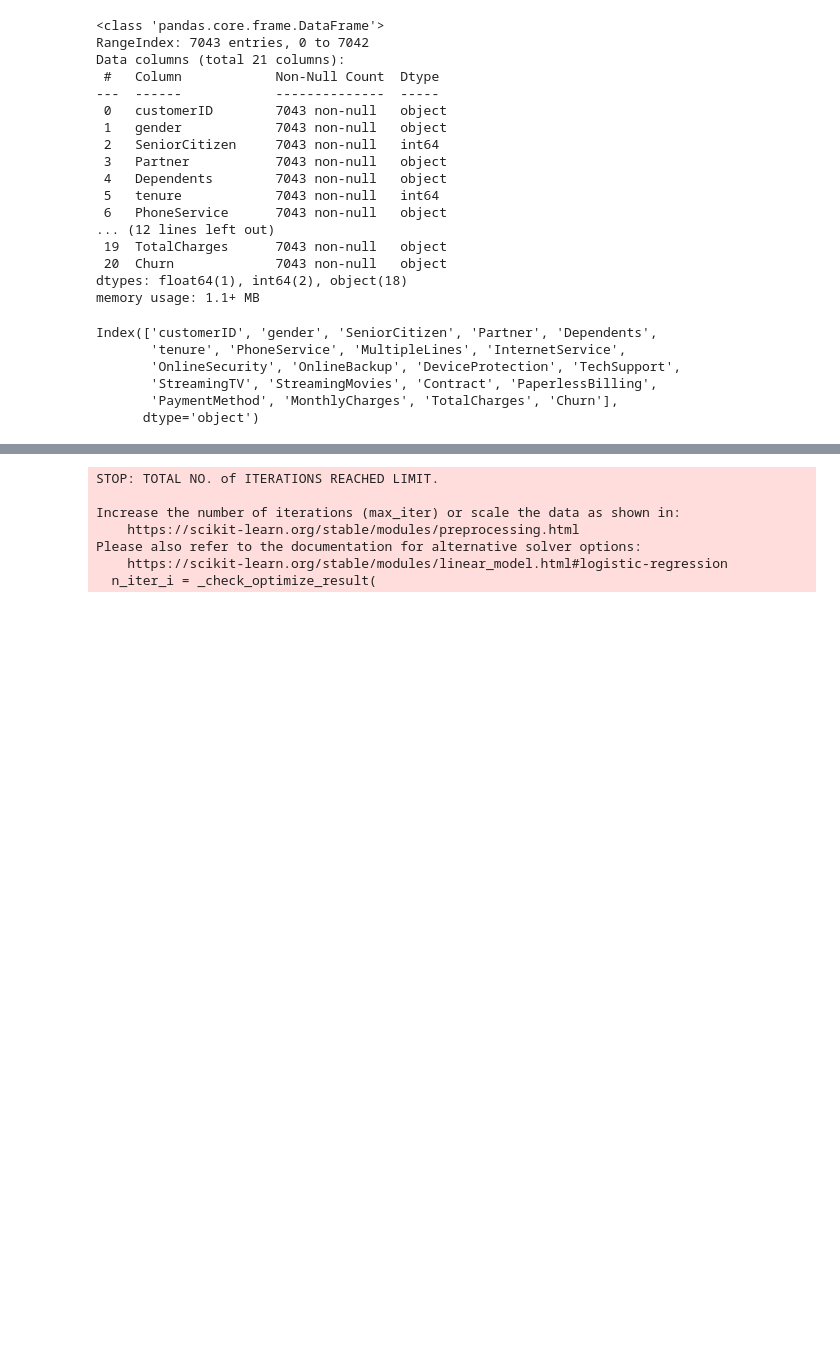
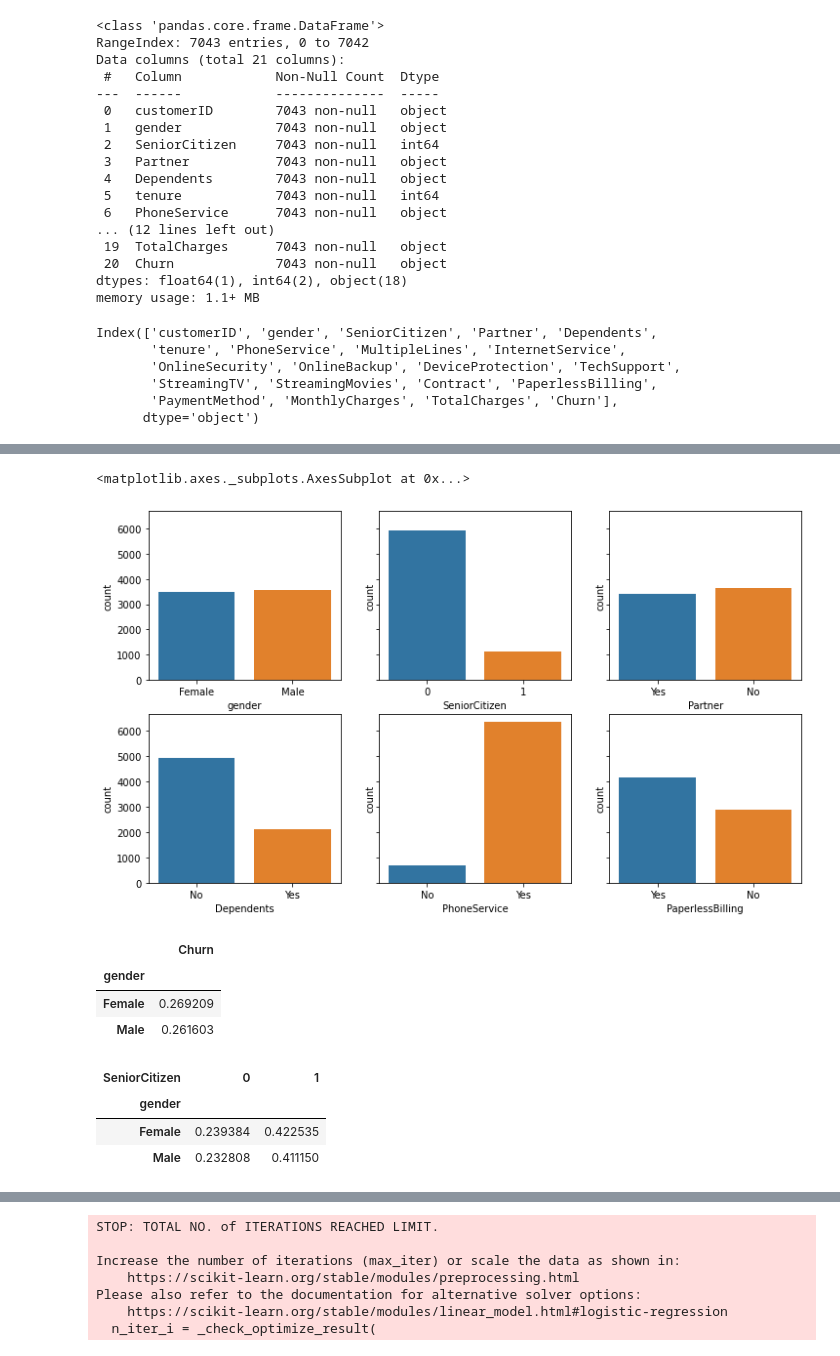
Before and after one commit to Nandi9535/Telecom-Domain, a Jupyter notebook: Churn_data_project.ipynb, the cells around one changed output, grey strips where cells are left out. Drawn from its saved outputs; the diff is of its cells as text; code cells hidden in the pictures; blank space fills up the shorter version.

```diff
--- a/Churn_data_project.ipynb
+++ b/Churn_data_project.ipynb
@@ -76,0 +111,11 @@ data.drop('customerID',axis=1,inplace=True)
+# %%
+fig, axes = plt.subplots(2, 3, figsize=(12, 7), sharey=True)
+sns.countplot("gender", data=data, ax=axes[0,0])
+sns.countplot("SeniorCitizen", data=data, ax=axes[0,1])
+sns.countplot("Partner", data=data, ax=axes[0,2])
+sns.countplot("Dependents", data=data, ax=axes[1,0])
+sns.countplot("PhoneService", data=data, ax=axes[1,1])
+sns.countplot("PaperlessBilling", data=data, ax=axes[1,2])
+# %% [output]
+<matplotlib.axes._subplots.AxesSubplot at 0x...>
+[figure, added]
@@ -76,0 +129,7 @@ data.drop('customerID',axis=1,inplace=True)
+# %%
+data[["gender","Churn"]].groupby(["gender"]).mean()
+# %% [output]
+|  | Churn |
+| gender |  |
+| Female | 0.269209 |
+| Male | 0.261603 |
@@ -76,0 +139,9 @@ data.drop('customerID',axis=1,inplace=True)
+# %%
+table = pd.pivot_table(data, values='Churn', index=['gender'],
+                    columns=['SeniorCitizen'], aggfunc=np.mean)
+table
+# %% [output]
+| SeniorCitizen | 0 | 1 |
+| gender |  |  |
+| Female | 0.239384 | 0.422535 |
+| Male | 0.232808 | 0.411150 |
```
Also changed, not shown: parts of 88 cells of this notebook.
